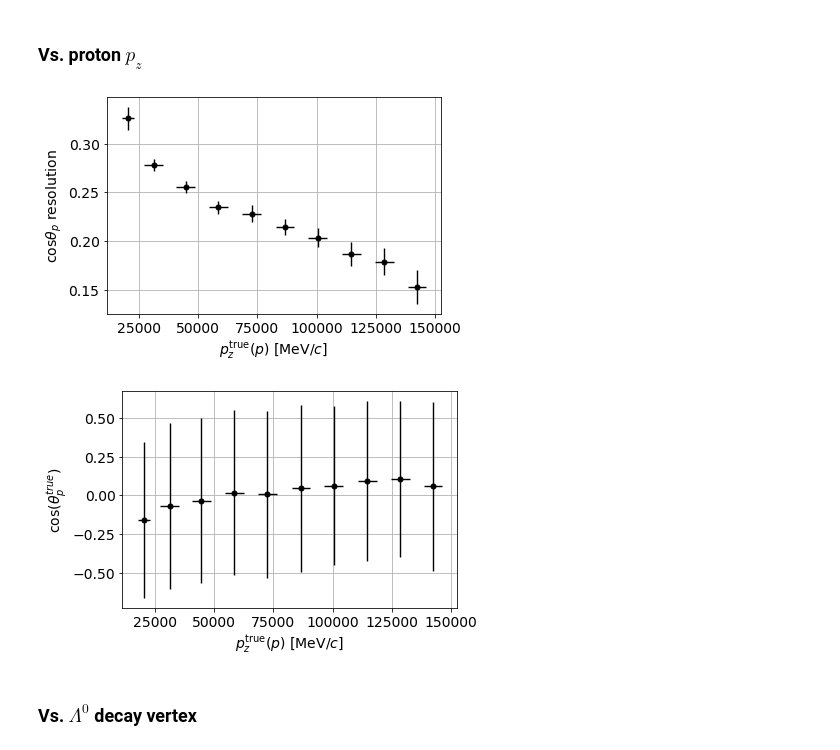
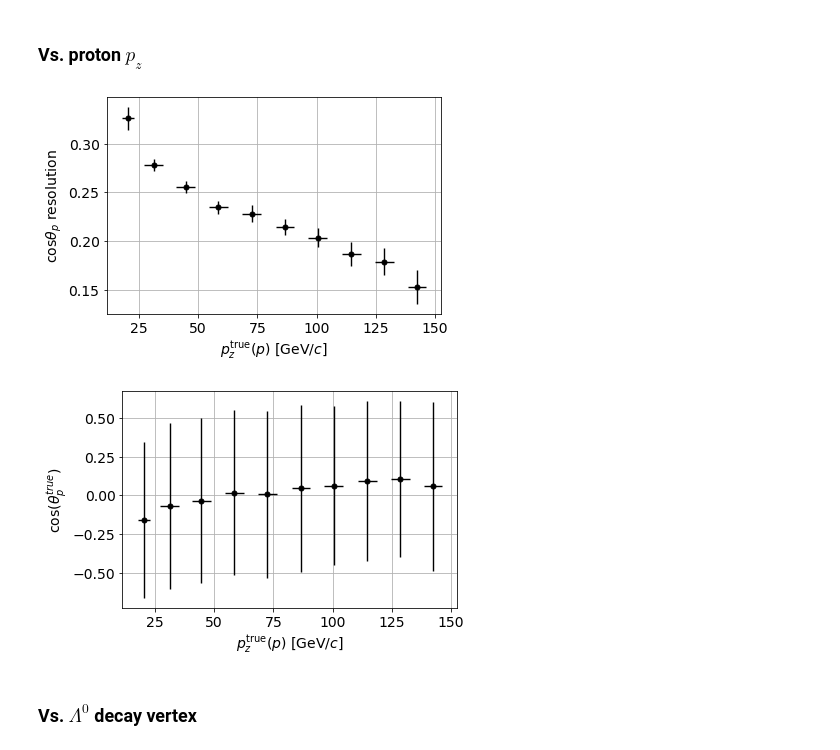
Before and after one commit to alatios/lb2jpsil_lambda-emdm-measurement, a Jupyter notebook: 06_proton_angle_resolutions.ipynb, the cells around one changed output. Drawn from its saved outputs; the diff is of its cells as text; code cells hidden in the pictures.

```diff
--- a/06_proton_angle_resolutions.ipynb
+++ b/06_proton_angle_resolutions.ipynb
@@ -781,30 +781,30 @@ def theta_resolution_vs_variable_plots(
 # %%
 var_short_name = 'p_pz'
 var_series = df_mc['MCTRUTH_p_PZ']
-var_label = r'$p_z^\mathrm{true} (p)$ [MeV/$c$]'
+var_label = r'$p_z^\mathrm{true} (p)$ [GeV/$c$]'
 var_title = "proton $p_z$"
-bin_left = 1e4
-bin_right = 15e4
+bin_left = 1e1
+bin_right = 15e1
 n_bins = 10
 
 df_res = theta_resolution_vs_variable_dataframe(
     df_mc,
     var_short_name,
-    var_series,
+    var_series/1000,
     bin_left,
     bin_right,
     n_bins
 )
 
 theta_resolution_vs_variable_plots(
     df_res,
     var_short_name,
     var_label,
     var_title,
 )
 # %% [output]
-[figure, old version]
+[figure, new version]
-[figure, old version]
+[figure, new version]
 # %% [markdown]
 ### Vs. $\Lambda^0$ decay vertex
 # %%
```
Also changed, not shown: 12 other files.
